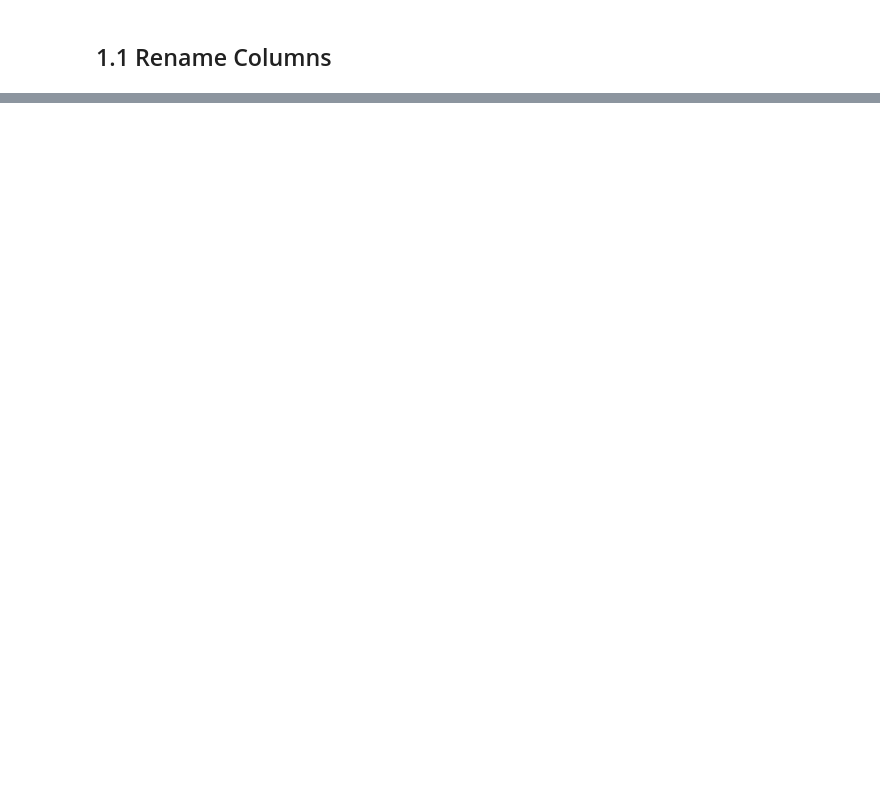
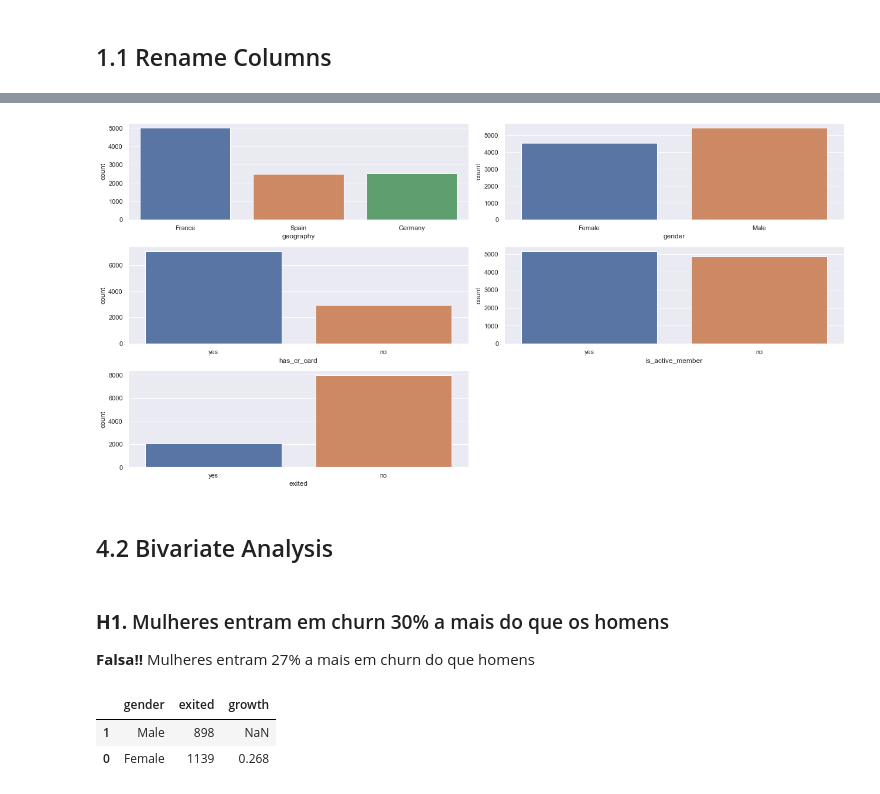
Before and after one commit to Leonardodsch/churn-prediction, a Jupyter notebook: Churn-Prediction.ipynb, the cells around one changed output, grey strips where cells are left out. Drawn from its saved outputs; the diff is of its cells as text; code cells hidden in the pictures; blank space fills up the shorter version.

Commit message:
Add files via upload
data preparation

```diff
--- a/Churn-Prediction.ipynb
+++ b/Churn-Prediction.ipynb
@@ -50,0 +276,25 @@ cols_new = list(map(snakecase, cols_old))
+# %%
+cat_attributes = df4.select_dtypes(include='object')
+# %%
+j = 1
+for i in cat_attributes:
+    plt.subplot(3,2,j)
+    sns.countplot(x=i, data=df4)
+    plt.tight_layout()
+    j +=1
+# %% [output]
+[figure, added]
+# %% [markdown]
+## 4.2 Bivariate Analysis
+# %% [markdown]
+### **H1.** Mulheres entram em churn 30% a mais do que os homens
+**Falsa!!** Mulheres entram 27% a mais em churn do que homens
+# %%
+aux = df4[['gender','exited']][df4['exited'] == 'yes'].groupby('gender').count().reset_index()
+aux.sort_values(by='exited', ascending=True, inplace=True)
+aux['growth'] = aux['exited'].pct_change()
+aux
+# %% [output]
+|  | gender | exited | growth |
+| 1 | Male | 898 | NaN |
+| 0 | Female | 1139 | 0.268 |
```
Also changed, not shown: parts of 93 cells of this notebook.
